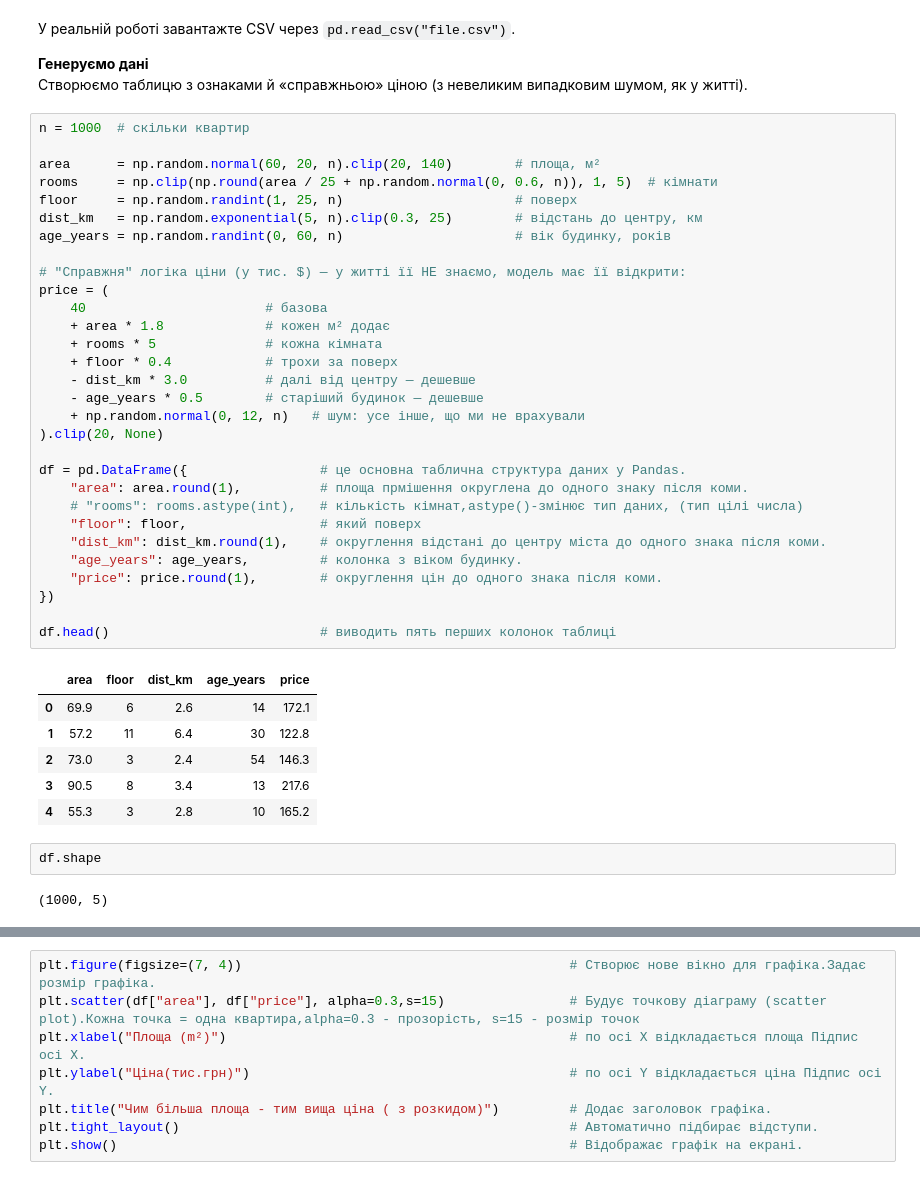
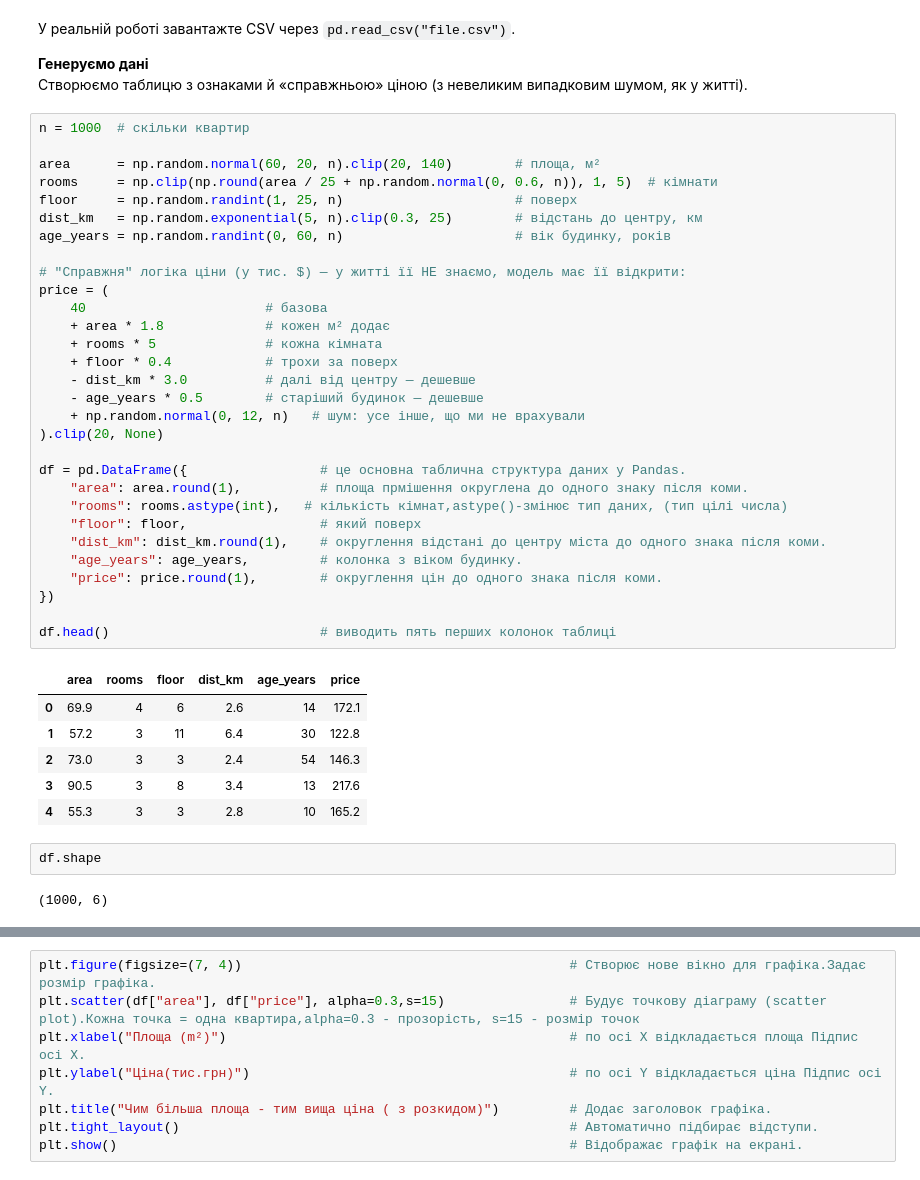
Before and after one commit to edik06031-rgb/DTA_2026, a Jupyter notebook: classmade/LinearRegression_DTA.ipynb, the cells around one changed output, grey strips where cells are left out. Saved outputs shown, nothing was run; the diff lists cells and outputs as text.

```diff
--- a/classmade/LinearRegression_DTA.ipynb
+++ b/classmade/LinearRegression_DTA.ipynb
@@ -23,44 +23,44 @@ print("Бібліотеки готові ✅")
 # %%
 n = 1000  # скільки квартир
 
 area      = np.random.normal(60, 20, n).clip(20, 140)        # площа, м²
 rooms     = np.clip(np.round(area / 25 + np.random.normal(0, 0.6, n)), 1, 5)  # кімнати
 floor     = np.random.randint(1, 25, n)                      # поверх
 dist_km   = np.random.exponential(5, n).clip(0.3, 25)        # відстань до центру, км
 age_years = np.random.randint(0, 60, n)                      # вік будинку, років
 
 # "Справжня" логіка ціни (у тис. $) — у житті її НЕ знаємо, модель має її відкрити:
 price = (
     40                       # базова
     + area * 1.8             # кожен м² додає
     + rooms * 5              # кожна кімната
     + floor * 0.4            # трохи за поверх
     - dist_km * 3.0          # далі від центру — дешевше
     - age_years * 0.5        # старіший будинок — дешевше
     + np.random.normal(0, 12, n)   # шум: усе інше, що ми не врахували
 ).clip(20, None)
 
 df = pd.DataFrame({                 # це основна таблична структура даних у Pandas.
     "area": area.round(1),          # площа прмішення округлена до одного знаку після коми.
-    # "rooms": rooms.astype(int),   # кількість кімнат,astype()-змінює тип даних, (тип цілі числа)
+    "rooms": rooms.astype(int),   # кількість кімнат,astype()-змінює тип даних, (тип цілі числа)
     "floor": floor,                 # який поверх
     "dist_km": dist_km.round(1),    # округлення відстані до центру міста до одного знака після коми.
     "age_years": age_years,         # колонка з віком будинку.
     "price": price.round(1),        # oкруглення цін до одного знака після коми.
 })
 
 df.head()                           # виводить пять перших колонок таблиці
 # %% [output]
-|  | area | floor | dist_km | age_years | price |
-| 0 | 69.9 | 6 | 2.6 | 14 | 172.1 |
-| 1 | 57.2 | 11 | 6.4 | 30 | 122.8 |
-| 2 | 73.0 | 3 | 2.4 | 54 | 146.3 |
-| 3 | 90.5 | 8 | 3.4 | 13 | 217.6 |
-| 4 | 55.3 | 3 | 2.8 | 10 | 165.2 |
+|  | area | rooms | floor | dist_km | age_years | price |
+| 0 | 69.9 | 4 | 6 | 2.6 | 14 | 172.1 |
+| 1 | 57.2 | 3 | 11 | 6.4 | 30 | 122.8 |
+| 2 | 73.0 | 3 | 3 | 2.4 | 54 | 146.3 |
+| 3 | 90.5 | 3 | 8 | 3.4 | 13 | 217.6 |
+| 4 | 55.3 | 3 | 3 | 2.8 | 10 | 165.2 |
 # %%
 df.shape
 # %% [output]
-(1000, 5)
+(1000, 6)
 # %%
 print(f"Розмір таблиці : {df.shape[0]} рядків x {df.shape[1]} стовпчики")          # f - дозволяє вставляти значення змінних прямо в текст.
 print("\nЧи є пропуски?")                                                          # "\n" - cимвол нового рядка.
```
Also changed, not shown: parts of 6 cells of this notebook.
